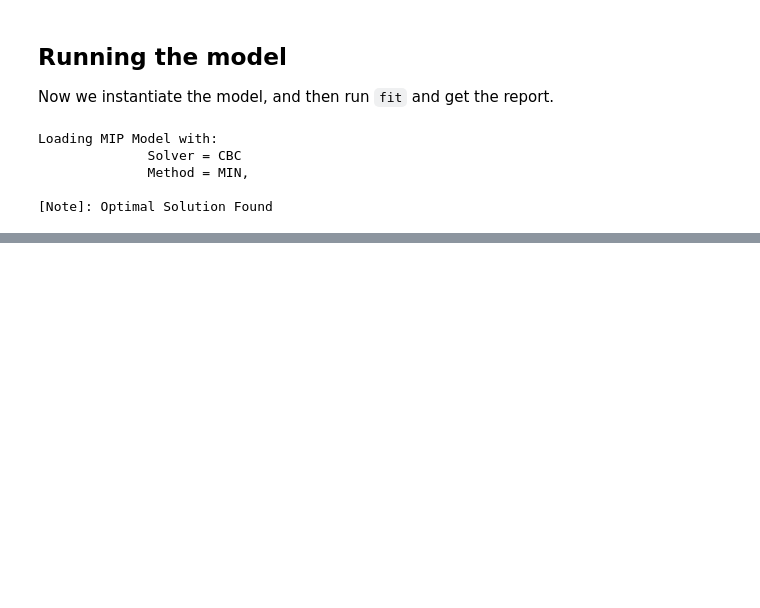
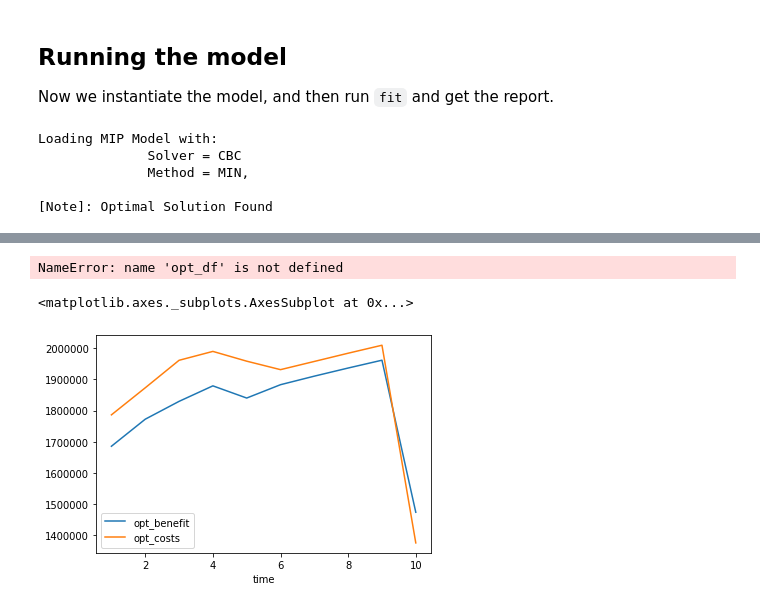
Before and after one commit to minimod-nutrition/minimod, a Jupyter notebook: examples/example1.ipynb, the cells around one changed output, grey strips where cells are left out. Saved outputs shown, nothing was run; the diff lists cells and outputs as text; code cells hidden in the pictures; blank space fills up the shorter version.

```diff
--- a/examples/example1.ipynb
+++ b/examples/example1.ipynb
@@ -108,7 +107,7 @@ c.opt_df.reset_index().to_csv("hello.csv")
 # %%
 c.report()
 
-opt_df = c.opt_df
+opt_df = c.opt_df.reset_index()
 # %% [output]
               Optimized Scenario with:
 
@@ -129,0 +129,3 @@ Total Costs and Coverage by Year
+# %%
+
+ff = c._df.set_index(['intervention', 'space', 'time']).merge(opt_df.set_index(['intervention', 'space', 'time']), left_index=True, right_index=True).sort_index(level=("intervention", "space", "time")).reset_index().assign(discounted_benefits = lambda df: df['time_discount_benefits']*df['benefit'])
@@ -129,0 +144,9 @@ Total Costs and Coverage by Year
+# %%
+opt_df
+# %% [output]
+NameError: name 'opt_df' is not defined
+# %%
+opt_df.groupby('time').sum()[['opt_benefit', 'opt_costs']].plot()
+# %% [output]
+<matplotlib.axes._subplots.AxesSubplot at 0x...>
+[figure, added]
```
Also changed, not shown: parts of 6 cells of this notebook, 13 other files.
